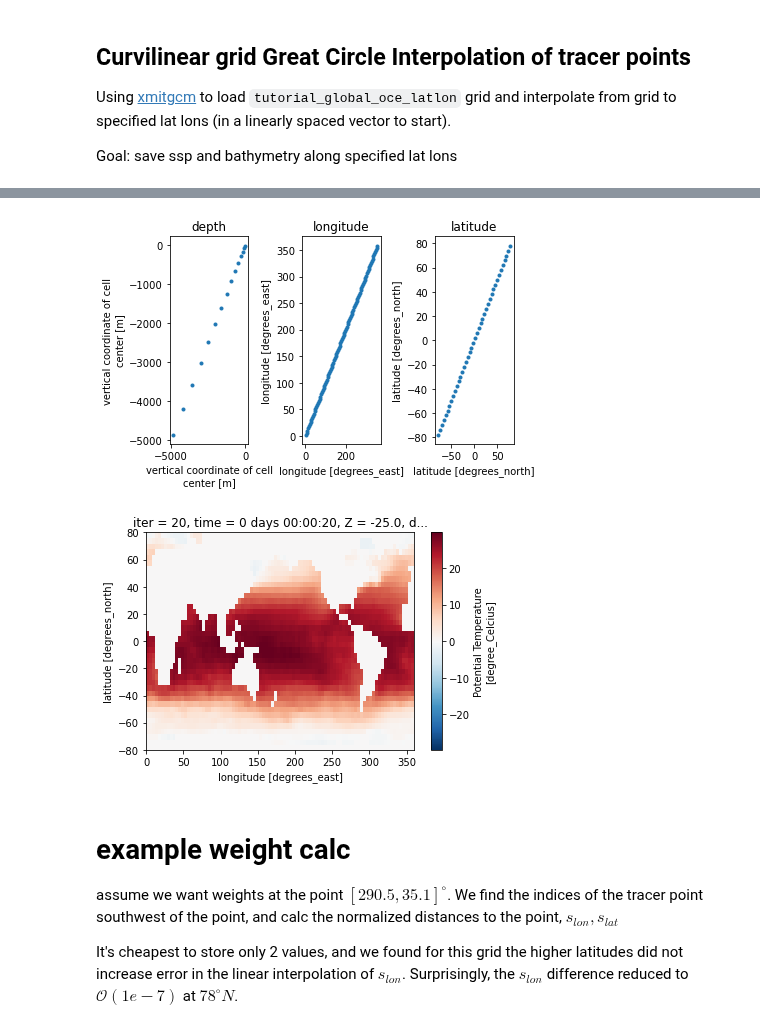
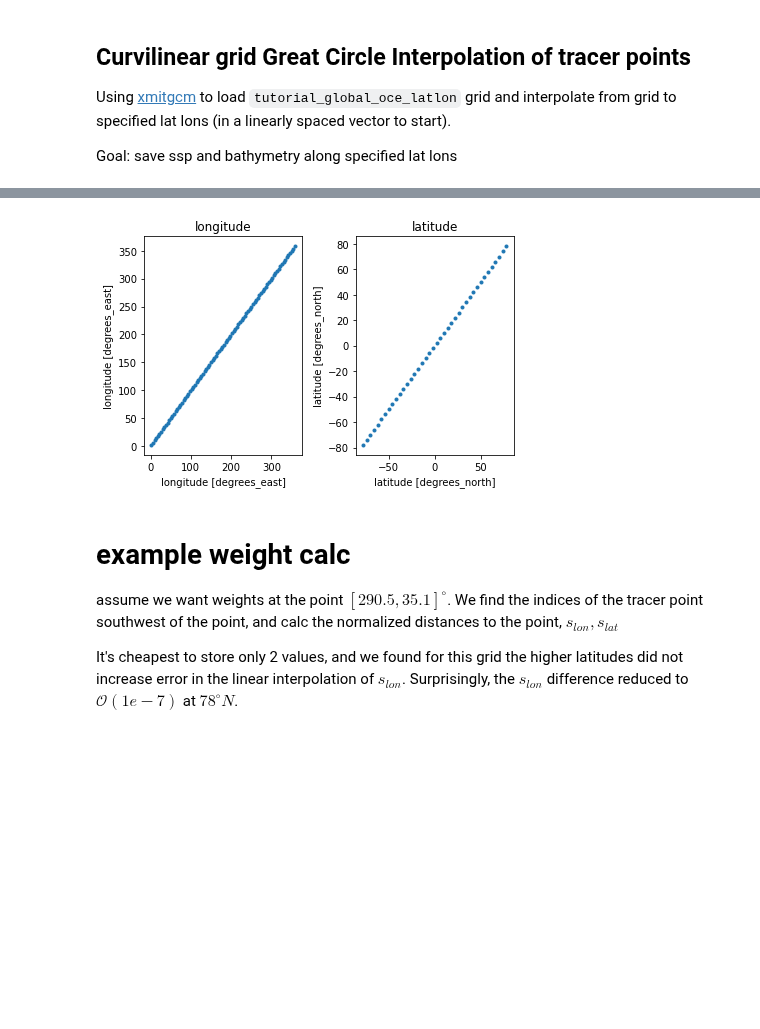
Before and after one commit to IvanaEscobar/sandbox, a Jupyter notebook: sandbox/bin/notebooks/ihop_interp-curvilinear-tracer-pts.ipynb, the cells around one changed output, grey strips where cells are left out. Drawn from its saved outputs; the diff is of its cells as text; code cells hidden in the pictures; blank space fills up the shorter version.

```diff
--- a/sandbox/bin/notebooks/ihop_interp-curvilinear-tracer-pts.ipynb
+++ b/sandbox/bin/notebooks/ihop_interp-curvilinear-tracer-pts.ipynb
@@ -41,20 +42,20 @@ Coordinates:
     source:       MITgcm
     history:      Created by calling `open_mdsdataset(grid_dir=None, iters=[2...
 # %%
-lineVars = ['Z', 'XC', 'YC']; i = 0
-fig, axes = plt.subplots(ncols=3)
-for var in lineVars:
-    ds[var].plot( ax=axes[i], lw=0, marker='.')
-    axes[i].title.set_text(ds[var].attrs['standard_name'])
-    i = i+1
-plt.tight_layout()
-plt.show()
-
-ds.T.isel(Z=0).plot()
-plt.show()
+def plotGRID(ds):
+    lineVars = ['XC', 'YC']; i = 0
+    fig, axes = plt.subplots(ncols=2)
+    for var in lineVars:
+        ds[var].plot( ax=axes[i], lw=0, marker='.')
+        axes[i].title.set_text(ds[var].attrs['standard_name'])
+        i = i+1
+    plt.tight_layout()
+    plt.show()
+    return None
-# %% [output]
-[figure, removed]
-[figure, removed]
+# %%
+plotGRID(ds)
+# %% [output]
+[figure, added]
 # %% [markdown]
 # example weight calc
 
```
Also changed, not shown: parts of 25 cells of this notebook.
